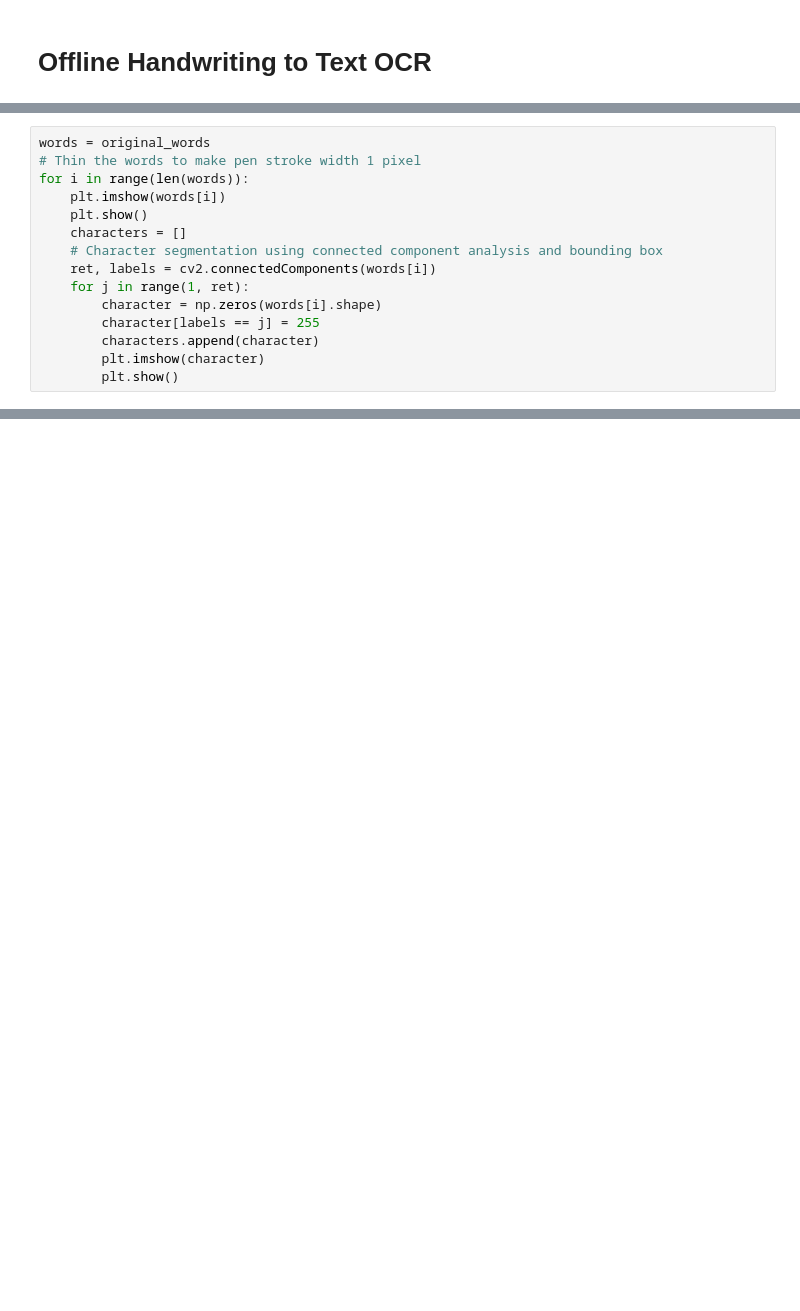
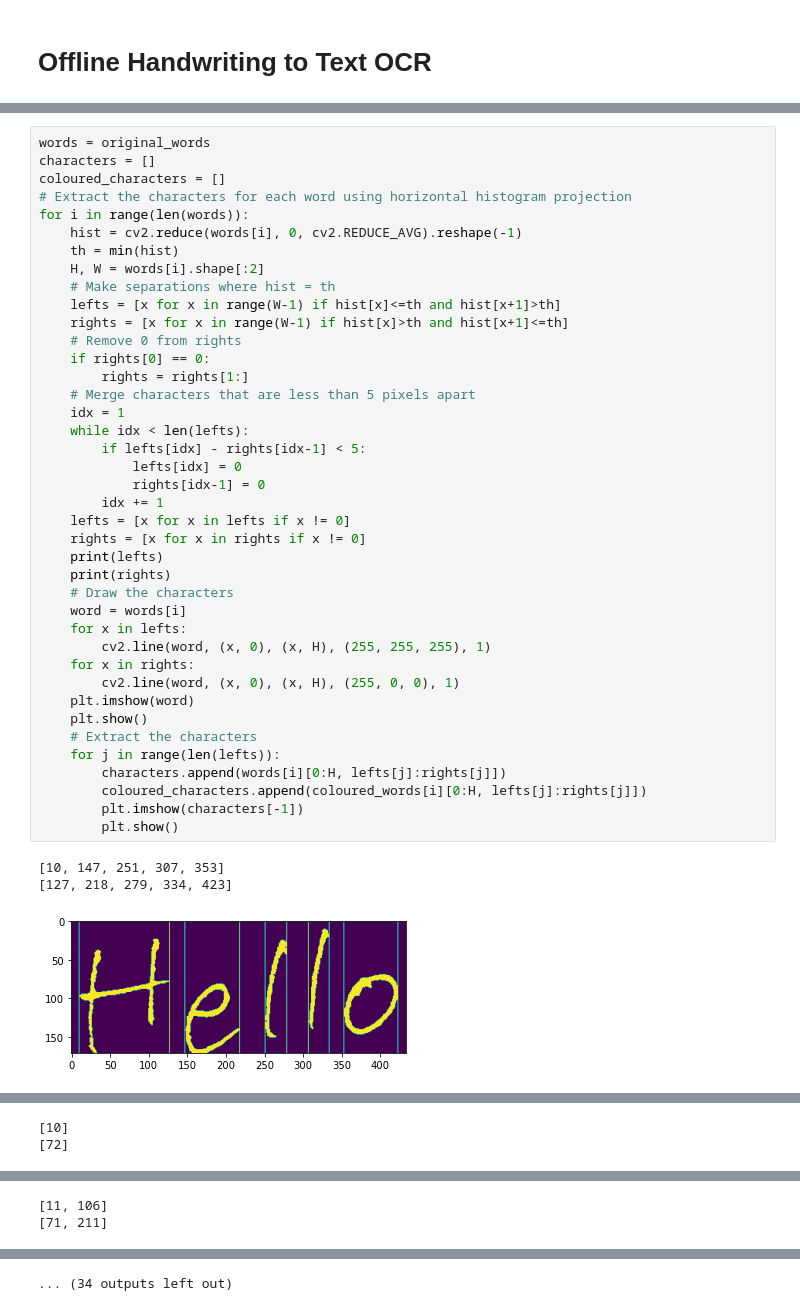
Before and after one commit to MdNaseerHussain/IVP-Term-Project-OCR, a Jupyter notebook: OCR.ipynb, the cells around one changed output, grey strips where cells are left out. Cells and saved outputs as stored; diff of their text form; blank space fills up the shorter version.

Commit message:
Segmentation done

```diff
--- a/OCR.ipynb
+++ b/OCR.ipynb
@@ -187,16 +192 @@ for i in range(len(text_lines)):
 ... (14 outputs left out)
-# %%
-words = original_words
-# Thin the words to make pen stroke width 1 pixel
-for i in range(len(words)):
-    plt.imshow(words[i])
-    plt.show()
-    characters = []
-    # Character segmentation using connected component analysis and bounding box
-    ret, labels = cv2.connectedComponents(words[i])
-    for j in range(1, ret):
-        character = np.zeros(words[i].shape)
-        character[labels == j] = 255
-        characters.append(character)
-        plt.imshow(character)
-        plt.show()
@@ -216,0 +193,44 @@ for i in range(len(words)):
+# %%
+words = original_words
+characters = []
+coloured_characters = []
+# Extract the characters for each word using horizontal histogram projection
+for i in range(len(words)):
+    hist = cv2.reduce(words[i], 0, cv2.REDUCE_AVG).reshape(-1)
+    th = min(hist)
+    H, W = words[i].shape[:2]
+    # Make separations where hist = th
+    lefts = [x for x in range(W-1) if hist[x]<=th and hist[x+1]>th]
+    rights = [x for x in range(W-1) if hist[x]>th and hist[x+1]<=th]
+    # Remove 0 from rights
+    if rights[0] == 0:
+        rights = rights[1:]
+    # Merge characters that are less than 5 pixels apart
+    idx = 1
+    while idx < len(lefts):
+        if lefts[idx] - rights[idx-1] < 5:
+            lefts[idx] = 0
+            rights[idx-1] = 0
+        idx += 1
+    lefts = [x for x in lefts if x != 0]
+    rights = [x for x in rights if x != 0]
+    print(lefts)
+    print(rights)
+    # Draw the characters
+    word = words[i]
+    for x in lefts:
+        cv2.line(word, (x, 0), (x, H), (255, 255, 255), 1)
+    for x in rights:
+        cv2.line(word, (x, 0), (x, H), (255, 0, 0), 1)
+    plt.imshow(word)
+    plt.show()
+    # Extract the characters
+    for j in range(len(lefts)):
+        characters.append(words[i][0:H, lefts[j]:rights[j]])
+        coloured_characters.append(coloured_words[i][0:H, lefts[j]:rights[j]])
+        plt.imshow(characters[-1])
+        plt.show()
+# %% [output]
+[10, 147, 251, 307, 353]
+[127, 218, 279, 334, 423]
+[figure, added]
@@ -216,0 +242,2 @@ for i in range(len(words)):
+[10]
+[72]
@@ -216,0 +246,2 @@ for i in range(len(words)):
+[11, 106]
+[71, 211]
@@ -216,0 +249 @@ for i in range(len(words)):
+... (34 outputs left out)
```
Also changed, not shown: parts of 8 cells of this notebook, 5 other files.
